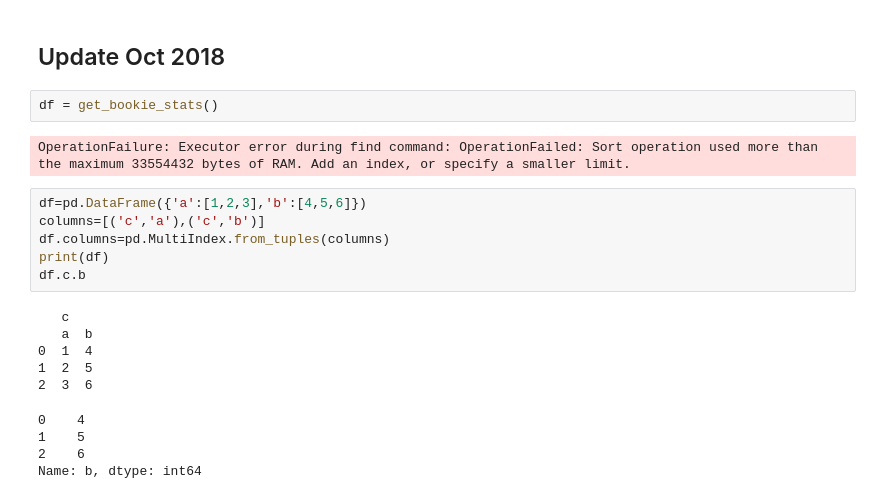
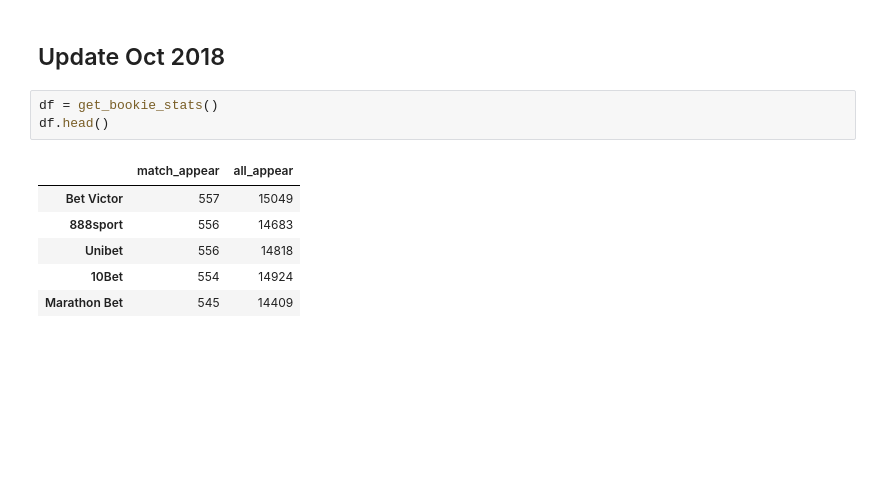
Before and after one commit to Misko07/learnbet, a Jupyter notebook: match_data_analysis.ipynb, the cells around one changed output. Drawn from its saved outputs; the diff is of its cells as text; blank space fills up the shorter version.

```diff
--- a/match_data_analysis.ipynb
+++ b/match_data_analysis.ipynb
@@ -261,21 +280,11 @@ NameError: name 'odds_wh' is not defined
 ## Update Oct 2018
 # %%
 df = get_bookie_stats()
+df.head()
 # %% [output]
-OperationFailure: Executor error during find command: OperationFailed: Sort operation used more than the maximum 33554432 bytes of RAM. Add an index, or specify a smaller limit.
+|  | match_appear | all_appear |
+| Bet Victor | 557 | 15049 |
+| 888sport | 556 | 14683 |
+| Unibet | 556 | 14818 |
+| 10Bet | 554 | 14924 |
+| Marathon Bet | 545 | 14409 |
-# %%
-df=pd.DataFrame({'a':[1,2,3],'b':[4,5,6]})
-columns=[('c','a'),('c','b')]
-df.columns=pd.MultiIndex.from_tuples(columns)
-print(df)
-df.c.b
-# %% [output]
-   c
-   a  b
-0  1  4
-1  2  5
-2  3  6
-0    4
-1    5
-2    6
-Name: b, dtype: int64
```
Also changed, not shown: parts of 8 cells of this notebook.
